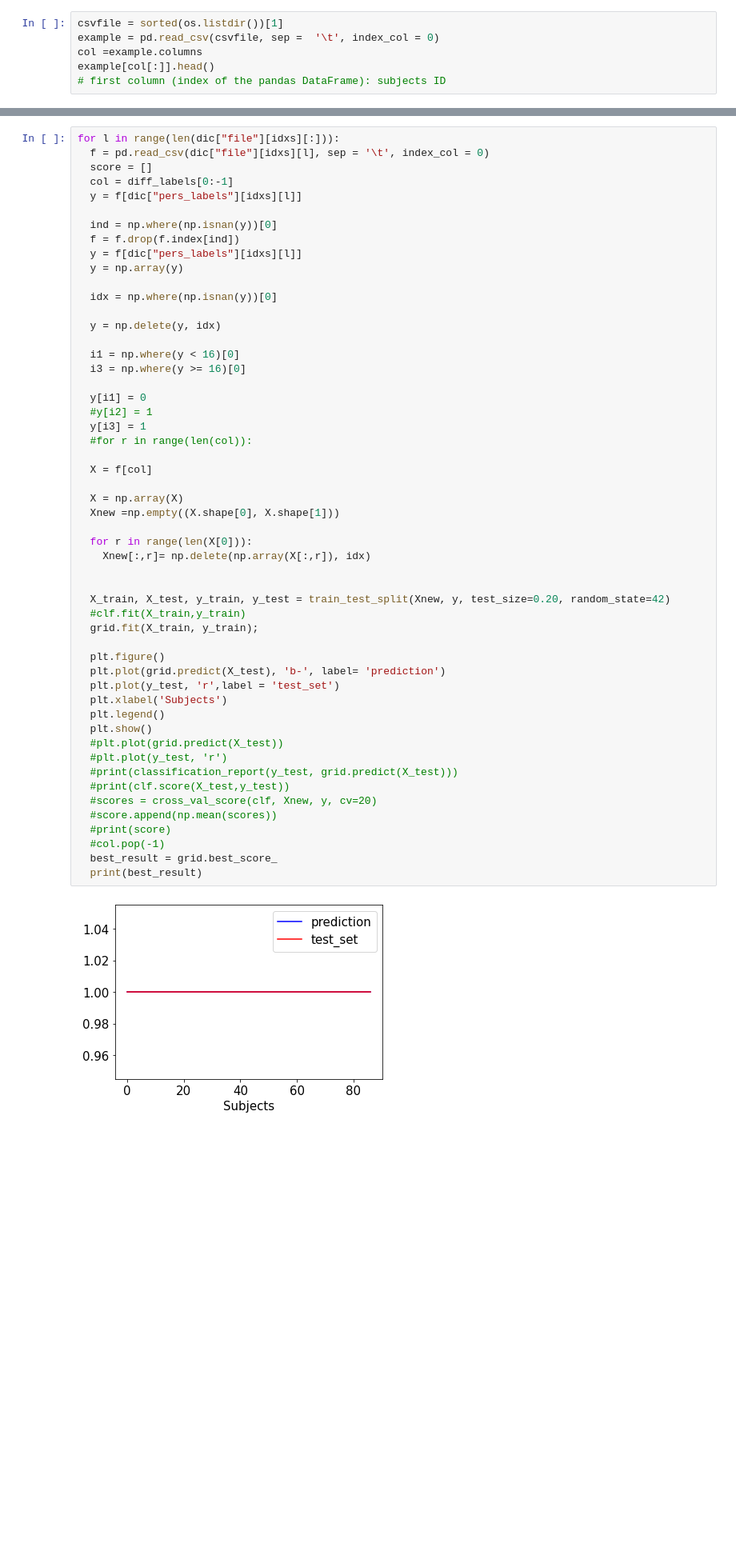
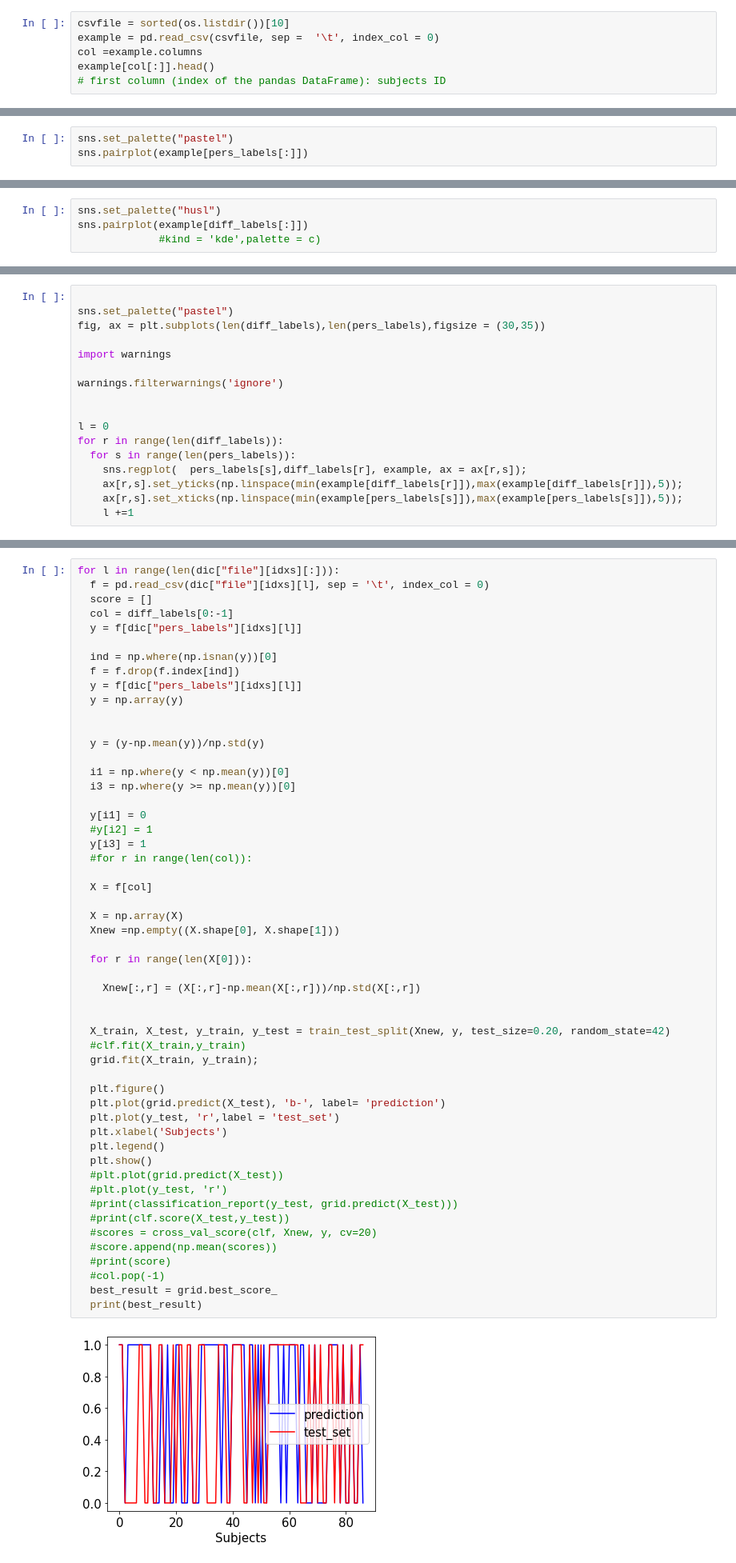
Before and after one commit to benedetta-mariani/BrainHack-Padova-2020, a Jupyter notebook: ModelSelection.ipynb, the cells around one changed output, grey strips where cells are left out. Shown at 80% size. Drawn from its saved outputs; the diff is of its cells as text; blank space fills up the shorter version.

```diff
--- a/ModelSelection.ipynb
+++ b/ModelSelection.ipynb
@@ -39,7 +41,7 @@ sorted(os.listdir());
 # %% [markdown]
 #**Association of Microstructural white matter and personality traits based on Human connectome project dataset**
 # %%
-csvfile = sorted(os.listdir())[1]
+csvfile = sorted(os.listdir())[10]
 example = pd.read_csv(csvfile, sep =  '\t', index_col = 0)
 col =example.columns
 example[col[:]].head()
@@ -86,3 +88,6 @@ diff_labels, pers_labels
 # %% [output]
 (['qa', 'nqa', 'dti_fa', 'md', 'ad', 'rd', 'gfa', 'iso', 'rdi'],
  ['NEOFAC_A', 'NEOFAC_O', 'NEOFAC_C', 'NEOFAC_N', 'NEOFAC_E'])
+# %%
+sns.set_palette("pastel")
+sns.pairplot(example[pers_labels[:]])
@@ -88,0 +97,4 @@ diff_labels, pers_labels
+# %%
+sns.set_palette("husl")
+sns.pairplot(example[diff_labels[:]])
+             #kind = 'kde',palette = c)
@@ -88,0 +104,17 @@ diff_labels, pers_labels
+# %%
+
+sns.set_palette("pastel")
+fig, ax = plt.subplots(len(diff_labels),len(pers_labels),figsize = (30,35))
+
+import warnings
+
+warnings.filterwarnings('ignore')
+
+
+l = 0
+for r in range(len(diff_labels)):
+  for s in range(len(pers_labels)):
+    sns.regplot(  pers_labels[s],diff_labels[r], example, ax = ax[r,s]);
+    ax[r,s].set_yticks(np.linspace(min(example[diff_labels[r]]),max(example[diff_labels[r]]),5));
+    ax[r,s].set_xticks(np.linspace(min(example[pers_labels[s]]),max(example[pers_labels[s]]),5));
+    l +=1
@@ -581,12 +614,11 @@ for l in range(len(dic["file"][idxs][:])):
   y = f[dic["pers_labels"][idxs][l]]
   y = np.array(y)
 
-  idx = np.where(np.isnan(y))[0]
 
-  y = np.delete(y, idx)
+  y = (y-np.mean(y))/np.std(y)
 
-  i1 = np.where(y < 16)[0]
-  i3 = np.where(y >= 16)[0]
+  i1 = np.where(y < np.mean(y))[0]
+  i3 = np.where(y >= np.mean(y))[0]
 
   y[i1] = 0
   #y[i2] = 1
@@ -595,32 +627,33 @@ for l in range(len(dic["file"][idxs][:])):
 
   X = f[col]
 
   X = np.array(X)
   Xnew =np.empty((X.shape[0], X.shape[1]))
 
   for r in range(len(X[0])):
-    Xnew[:,r]= np.delete(np.array(X[:,r]), idx)
+
+    Xnew[:,r] = (X[:,r]-np.mean(X[:,r]))/np.std(X[:,r])
 
 
   X_train, X_test, y_train, y_test = train_test_split(Xnew, y, test_size=0.20, random_state=42)
   #clf.fit(X_train,y_train)
   grid.fit(X_train, y_train);
 
   plt.figure()
   plt.plot(grid.predict(X_test), 'b-', label= 'prediction')
   plt.plot(y_test, 'r',label = 'test_set')
   plt.xlabel('Subjects')
   plt.legend()
   plt.show()
   #plt.plot(grid.predict(X_test))
   #plt.plot(y_test, 'r')
   #print(classification_report(y_test, grid.predict(X_test)))
   #print(clf.score(X_test,y_test))
   #scores = cross_val_score(clf, Xnew, y, cv=20)
   #score.append(np.mean(scores))
   #print(score)
   #col.pop(-1)
   best_result = grid.best_score_
   print(best_result)
 # %% [output]
-[figure, old version]
+[figure, new version]
```
Also changed, not shown: parts of 17 cells of this notebook.
